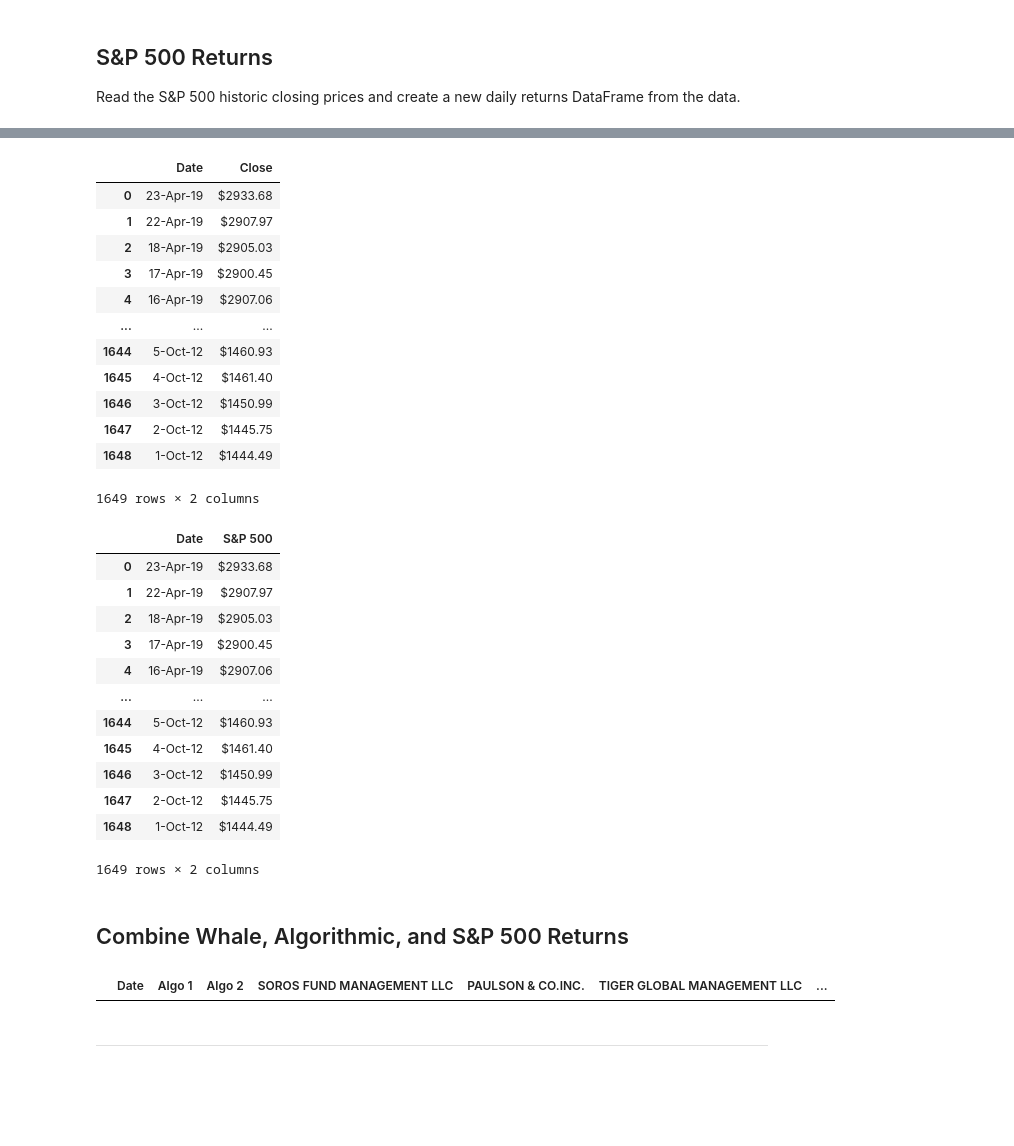
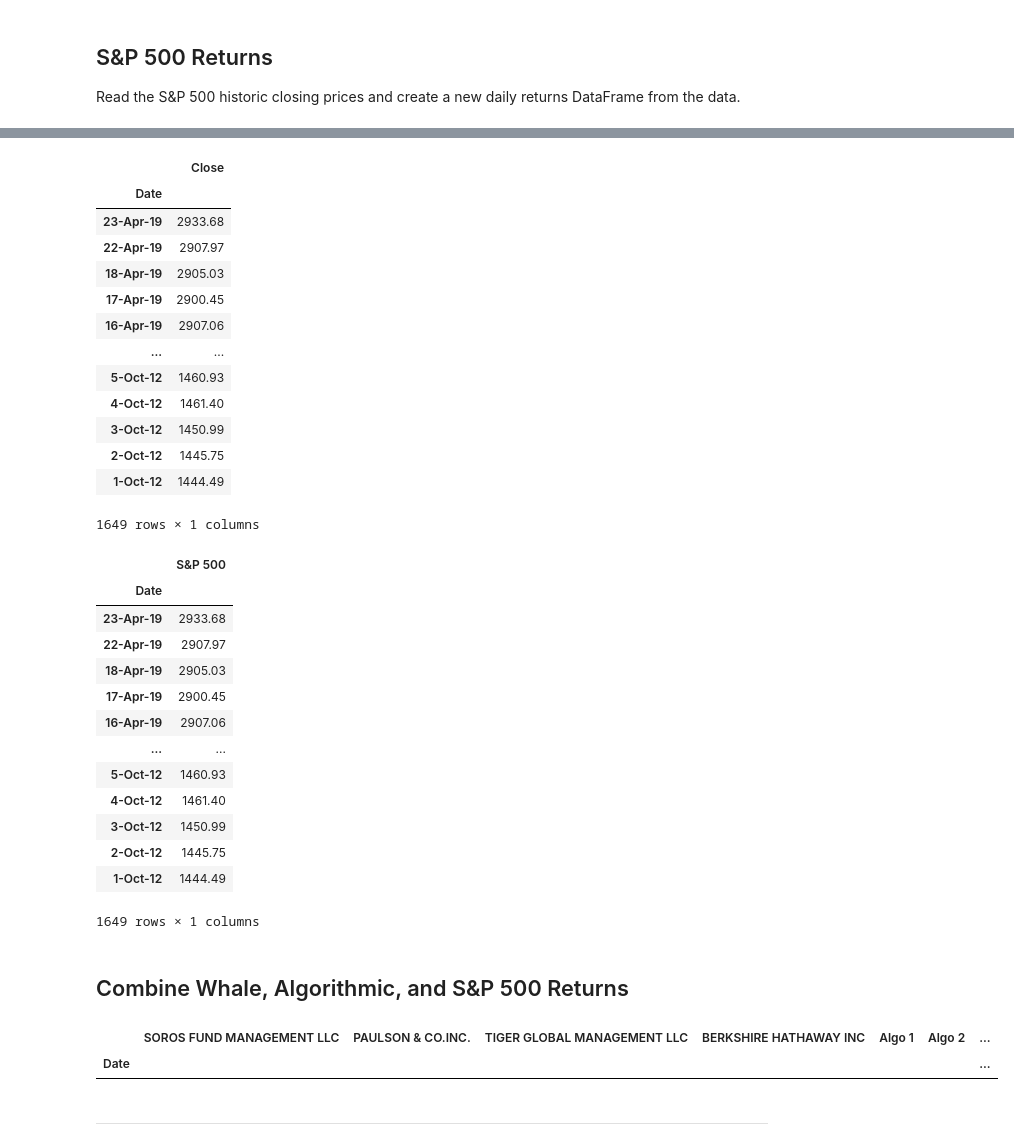
Before and after one commit to AnvithaChaluvadi/Module4Challenge, a Jupyter notebook: whale_analysis.ipynb, the cells around one changed output, grey strips where cells are left out. Cells and saved outputs as stored; diff of their text form; code cells hidden in the pictures; blank space fills up the shorter version.

Commit message:
updates, combined needs work

```diff
--- a/whale_analysis.ipynb
+++ b/whale_analysis.ipynb
@@ -29,6 +29,7 @@ Read the Whale Portfolio daily returns and clean the data
 # Reading whale returns
 
 # Using the Pathlib libary to set the path to the CSV
-whale_return_csv = Path("../WhaleAnalysis_Module4Challenge/Resources/whale_returns.csv")
+whale_return_csv = Path("../Whale-Analysis_Module4Challenge/Resources/whale_returns.csv")
 # Using the file path to read the CSV into a DataFrame
-whale_return_df = pd.read_csv(whale_return_csv)
+whale_return_df = pd.read_csv(whale_return_csv, index_col='Date')
+whale_return_df.head()
@@ -68,6 +77,7 @@ Read the algorithmic daily returns and clean the data
 # Reading algorithmic returns
 
 # Using the Pathlib libary to set the path to the CSV
-algo_return_csv = Path("../WhaleAnalysis_Module4Challenge/Resources/algo_returns.csv")
+algo_return_csv = Path("../Whale-Analysis_Module4Challenge/Resources/algo_returns.csv")
 # Using the file path to read the CSV into a DataFrame
-algo_return_df = pd.read_csv(algo_return_csv)
+algo_return_df = pd.read_csv(algo_return_csv, index_col='Date')
+algo_return_df.head()
@@ -105,6 +123,7 @@ Read the S&P 500 historic closing prices and create a new daily returns DataFram
 # Reading S&P 500 Closing Prices
 
 # Using the Pathlib libary to set the path to the CSV
-sp500_histroy_csv = Path("../WhaleAnalysis_Module4Challenge/Resources/sp500_history.csv")
+sp500_histroy_csv = Path("../Whale-Analysis_Module4Challenge/Resources/sp500_history.csv")
 # Using the file path to read the CSV into a DataFrame
-sp500_histroy_df = pd.read_csv(sp500_histroy_csv)
+sp500_histroy_df = pd.read_csv(sp500_histroy_csv, index_col='Date')
+sp500_histroy_df.head()
@@ -117,6 +143,6 @@ Close    object
 dtype: object
 # %%
 # Fix Data Types
-sp500_histroy_df.convert_dtypes()
+sp500_histroy_df['Close'] =sp500_histroy_df['Close'].str.replace('$','').astype(float)
 sp500_histroy_df.dtypes
 # %% [output]
@@ -131,46 +172,48 @@ dtype: object
 sp500_histroy_df.dropna(inplace= True)
 sp500_histroy_df
 # %% [output]
-|  | Date | Close |
-| 0 | 23-Apr-19 | $2933.68 |
-| 1 | 22-Apr-19 | $2907.97 |
-| 2 | 18-Apr-19 | $2905.03 |
-| 3 | 17-Apr-19 | $2900.45 |
-| 4 | 16-Apr-19 | $2907.06 |
-| ... | ... | ... |
-| 1644 | 5-Oct-12 | $1460.93 |
-| 1645 | 4-Oct-12 | $1461.40 |
-| 1646 | 3-Oct-12 | $1450.99 |
-| 1647 | 2-Oct-12 | $1445.75 |
-| 1648 | 1-Oct-12 | $1444.49 |
+|  | Close |
+| Date |  |
+| 23-Apr-19 | 2933.68 |
+| 22-Apr-19 | 2907.97 |
+| 18-Apr-19 | 2905.03 |
+| 17-Apr-19 | 2900.45 |
+| 16-Apr-19 | 2907.06 |
+| ... | ... |
+| 5-Oct-12 | 1460.93 |
+| 4-Oct-12 | 1461.40 |
+| 3-Oct-12 | 1450.99 |
+| 2-Oct-12 | 1445.75 |
+| 1-Oct-12 | 1444.49 |
-1649 rows × 2 columns
+1649 rows × 1 columns
 # %%
 # Rename `Close` Column to be specific to this portfolio.
 sp500_histroy_df.rename(columns={'Close': 'S&P 500'})
 # %% [output]
-|  | Date | S&P 500 |
-| 0 | 23-Apr-19 | $2933.68 |
-| 1 | 22-Apr-19 | $2907.97 |
-| 2 | 18-Apr-19 | $2905.03 |
-| 3 | 17-Apr-19 | $2900.45 |
-| 4 | 16-Apr-19 | $2907.06 |
-| ... | ... | ... |
-| 1644 | 5-Oct-12 | $1460.93 |
-| 1645 | 4-Oct-12 | $1461.40 |
-| 1646 | 3-Oct-12 | $1450.99 |
-| 1647 | 2-Oct-12 | $1445.75 |
-| 1648 | 1-Oct-12 | $1444.49 |
+|  | S&P 500 |
+| Date |  |
+| 23-Apr-19 | 2933.68 |
+| 22-Apr-19 | 2907.97 |
+| 18-Apr-19 | 2905.03 |
+| 17-Apr-19 | 2900.45 |
+| 16-Apr-19 | 2907.06 |
+| ... | ... |
+| 5-Oct-12 | 1460.93 |
+| 4-Oct-12 | 1461.40 |
+| 3-Oct-12 | 1450.99 |
+| 2-Oct-12 | 1445.75 |
+| 1-Oct-12 | 1444.49 |
-1649 rows × 2 columns
+1649 rows × 1 columns
 # %% [markdown]
 ## Combine Whale, Algorithmic, and S&P 500 Returns
 # %%
 # Join Whale Returns, Algorithmic Returns, and the S&P 500 Returns into a single DataFrame with columns for each portfolio's returns.
-combined = [algo_return_df,whale_return_df,sp500_histroy_df]
-combined_df = pd.concat(combined)
+combined_df = pd.concat([whale_return_df,algo_return_df,sp500_histroy_df],axis='columns',join='inner')
 combined_df.dropna(inplace=True)
 combined_df
 # %% [output]
-|  | Date | Algo 1 | Algo 2 | SOROS FUND MANAGEMENT LLC | PAULSON & CO.INC. | TIGER GLOBAL MANAGEMENT LLC | ... |
+|  | SOROS FUND MANAGEMENT LLC | PAULSON & CO.INC. | TIGER GLOBAL MANAGEMENT LLC | BERKSHIRE HATHAWAY INC | Algo 1 | Algo 2 | ... |
+| Date |  |  |  |  |  |  | ... |
 # %% [markdown]
 ---
 # %% [markdown]
```
Also changed, not shown: parts of 12 cells of this notebook.
